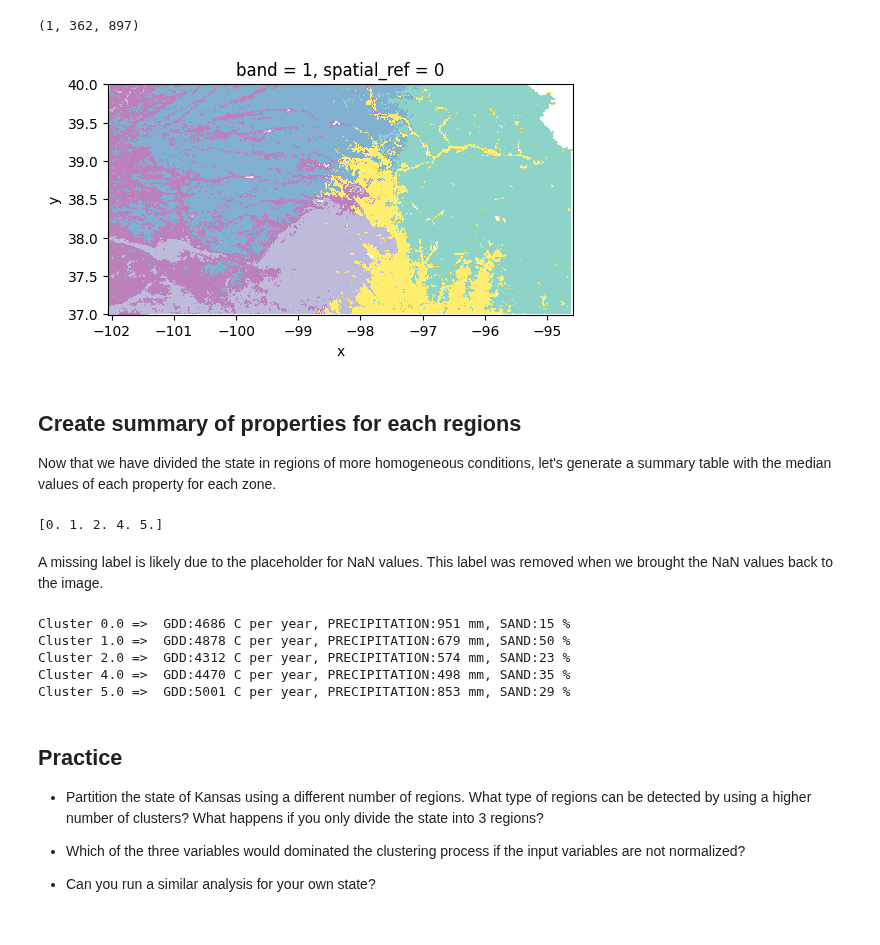
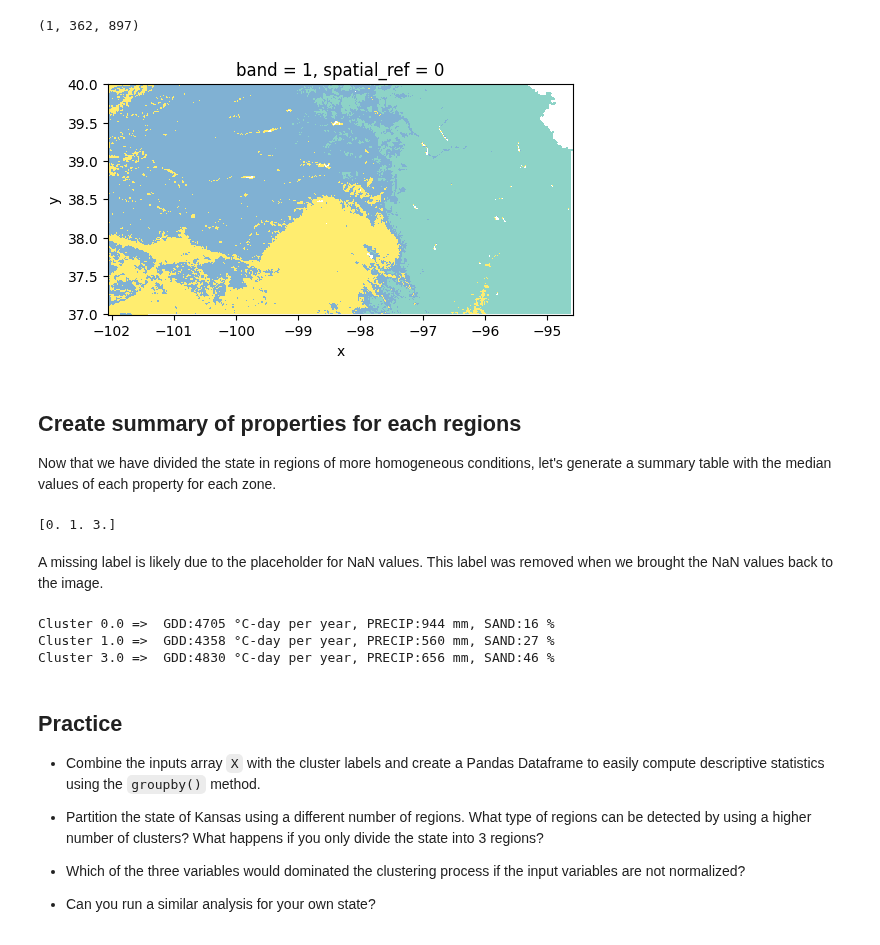
Before and after one commit to soilwater/pynotes-agriscience, a Jupyter notebook: exercises/clustering_kansas_environments.ipynb, the cells around one changed output. Saved outputs shown, nothing was run; the diff lists cells and outputs as text; code cells hidden in the pictures.

```diff
--- a/exercises/clustering_kansas_environments.ipynb
+++ b/exercises/clustering_kansas_environments.ipynb
@@ -103,15 +107,18 @@ X_precip = precip.data.flatten()
 X_sand = sand.data.flatten()
 
 # Find grid cells with NaN values in any layer
+# Pixels with NaN values in at least one feature will be set to NaN
 idx_nan = np.isnan(X_gdd) | np.isnan(X_precip) | np.isnan(X_sand)
 
 # Replace the NaN values with -999.0
-X_gdd[idx_nan] = -9.0
-X_precip[idx_nan] = -9.0
-X_sand[idx_nan] = -9.0
+X_gdd[idx_nan] = -1.0
+X_precip[idx_nan] = -1.0
+X_sand[idx_nan] = -1.0
 
 # Create aray of inputs ((n_samples by n_features))
 X = np.column_stack( (X_gdd, X_precip, X_sand) )
+
+# Inspect shape of resulting input array
 print(X.shape)
 # %% [output]
 (324714, 3)
@@ -128,4 +155,4 @@ X_normalized = normalize(X, axis=0)
 # %%
 # Cluster the data
-k = 5 + 1 # Add an extra cluster for the mask pixels
+k = 3 + 1 # Add an extra cluster for the mask pixels
 clusters = KMeans(n_clusters=k, random_state=1, n_init='auto').fit(X_normalized)
@@ -154,21 +175,21 @@ print(cluster_labels.shape)
 (324714,)
 # %%
 # Reshape cluster labels so that they match the shape of the original maps.
-cluster_labels = np.reshape(cluster_labels, gdd.data.shape)
+cluster_labels = np.reshape(cluster_labels, sand.data.shape)
 print(cluster_labels.shape) # Check that we changed the shape of the array
 # %% [output]
 (1, 362, 897)
 # %%
 # Add extra dimension
 #cluster_labels = np.expand_dims(cluster_labels, axis=0)
-regions = xr.DataArray(cluster_labels, coords=sand.coords, dims=sand.dims)
+agro_regions = xr.DataArray(cluster_labels, coords=sand.coords, dims=sand.dims)
 # %%
 # Plot map (use the x and y coordinates from another layer since the cluster labels don't have coordinates)
 plt.figure(figsize=(6,3))
-regions.plot(cmap='Set3', add_colorbar=False)
+agro_regions.plot(cmap='Set3', add_colorbar=False)
 plt.show()
 # %% [output]
-[figure, old version]
+[figure, new version]
 # %% [markdown]
 ## Create summary of properties for each regions
 
@@ -178,7 +199,7 @@ Now that we have divided the state in regions of more homogeneous conditions, le
 labels = np.unique(cluster_labels[~np.isnan(cluster_labels)])
 print(labels)
 # %% [output]
-[0. 1. 2. 4. 5.]
+[0. 1. 3.]
 # %% [markdown]
 A missing label is likely due to the placeholder for NaN values. This label was removed when we brought the NaN values back to the image.
 # %%
@@ -189,20 +210,20 @@ for label in labels:
     idx = cluster_labels == label
 
     # Create separate strings to keep lines shorter
-    txt_gdd = f"GDD:{round(np.median(gdd.data[idx]))} C per year"
-    txt_precip = f"PRECIPITATION:{round(np.median(precip.data[idx]))} mm"
+    txt_gdd = f"GDD:{round(np.median(gdd.data[idx]))} °C-day per year"
+    txt_precip = f"PRECIP:{round(np.median(precip.data[idx]))} mm"
     txt_sand = f"SAND:{round(np.median(sand.data[idx]))} %"
 
     # Print all the strings together
     print(f"Cluster {label} =>  {txt_gdd}, {txt_precip}, {txt_sand}")
 # %% [output]
-Cluster 0.0 =>  GDD:4686 C per year, PRECIPITATION:951 mm, SAND:15 %
-Cluster 1.0 =>  GDD:4878 C per year, PRECIPITATION:679 mm, SAND:50 %
-Cluster 2.0 =>  GDD:4312 C per year, PRECIPITATION:574 mm, SAND:23 %
-Cluster 4.0 =>  GDD:4470 C per year, PRECIPITATION:498 mm, SAND:35 %
-Cluster 5.0 =>  GDD:5001 C per year, PRECIPITATION:853 mm, SAND:29 %
+Cluster 0.0 =>  GDD:4705 °C-day per year, PRECIP:944 mm, SAND:16 %
+Cluster 1.0 =>  GDD:4358 °C-day per year, PRECIP:560 mm, SAND:27 %
+Cluster 3.0 =>  GDD:4830 °C-day per year, PRECIP:656 mm, SAND:46 %
 # %% [markdown]
 ## Practice
+
+- Combine the inputs array `X` with the cluster labels and create a Pandas Dataframe to easily compute descriptive statistics using the `groupby()` method.
 
 - Partition the state of Kansas using a different number of regions. What type of regions can be detected by using a higher number of clusters? What happens if you only divide the state into 3 regions?
 
```
Also changed, not shown: parts of 5 cells of this notebook, 7 other files.
